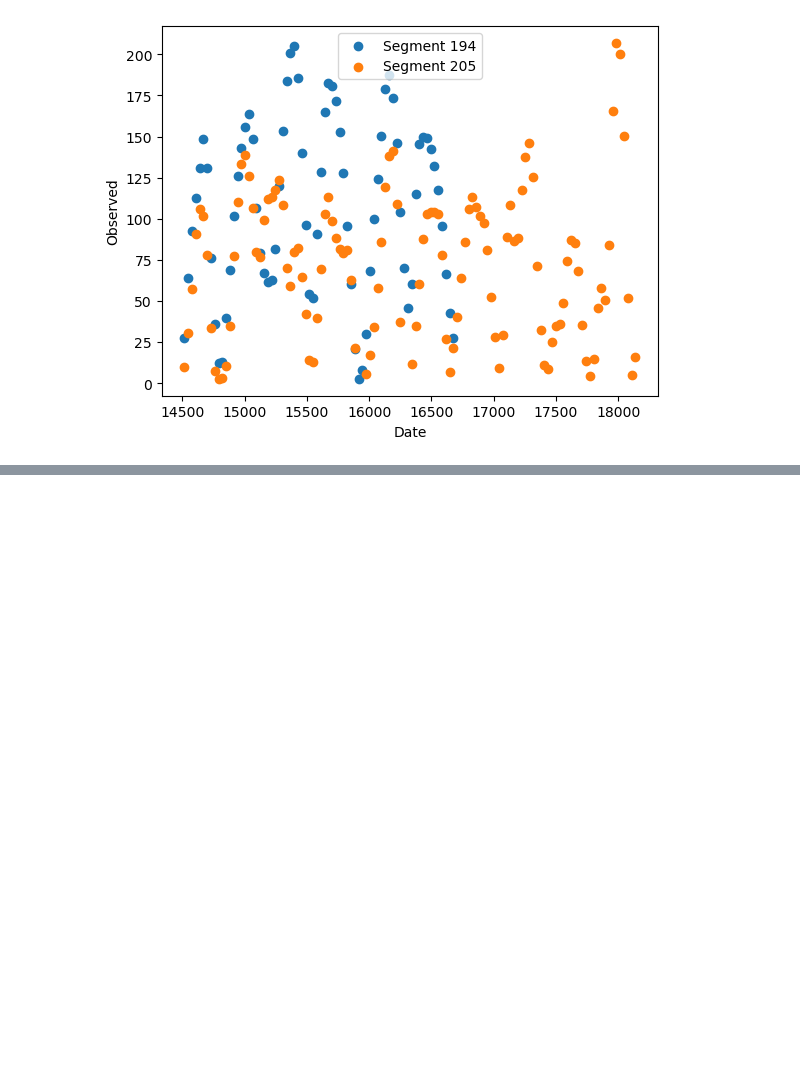
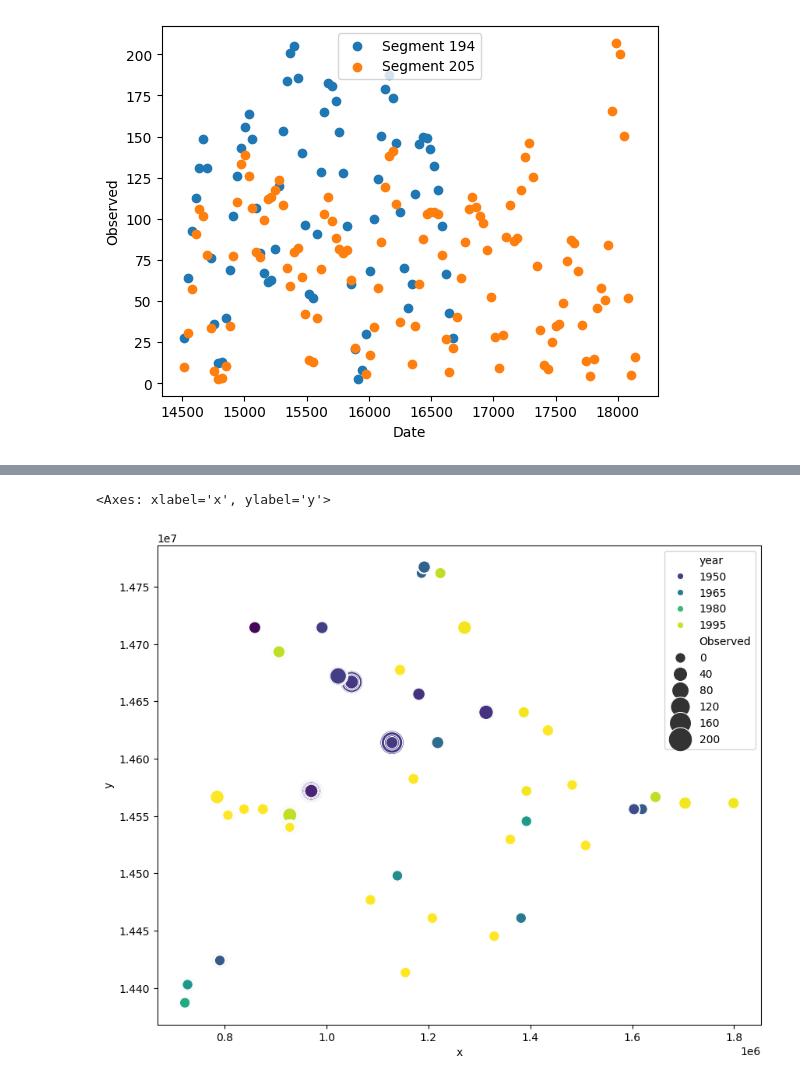
Before and after one commit to n8taylor/cs_5830_project6, a Jupyter notebook: project6.ipynb, the cells around one changed output, grey strips where cells are left out. Saved outputs shown, nothing was run; the diff lists cells and outputs as text; code cells hidden in the pictures; blank space fills up the shorter version.

```diff
--- a/project6.ipynb
+++ b/project6.ipynb
@@ -373,0 +401,6 @@ plt.show()
+# %%
+plt.figure(figsize=(10, 8))
+sns.scatterplot(data=df, x='x', y='y', size='Observed', sizes=(50, 500), hue='year', palette='viridis')
+# %% [output]
+<Axes: xlabel='x', ylabel='y'>
+[figure, added]
```
Also changed, not shown: parts of 16 cells of this notebook.
